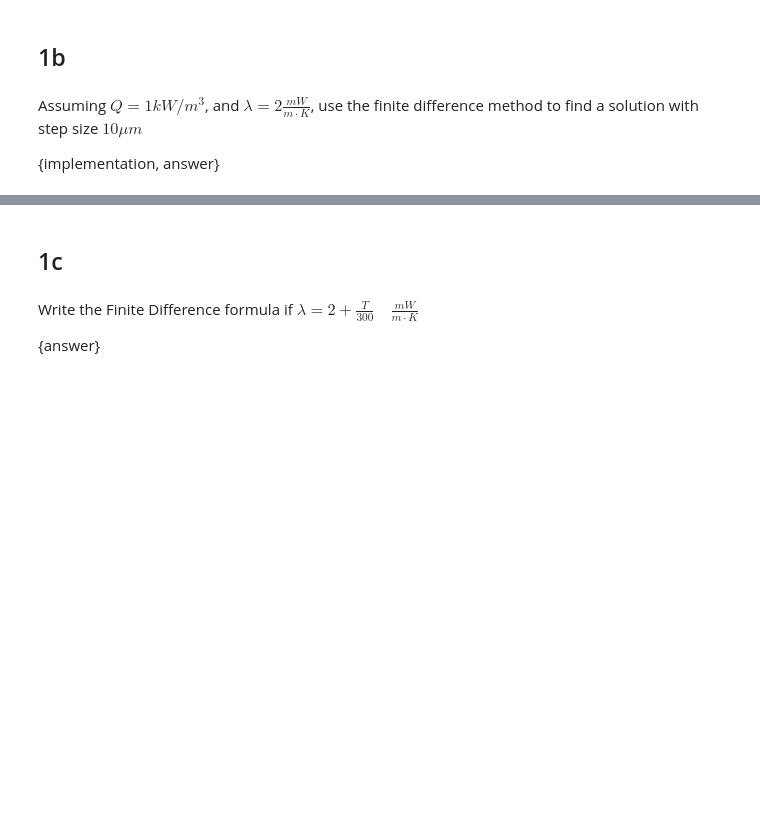
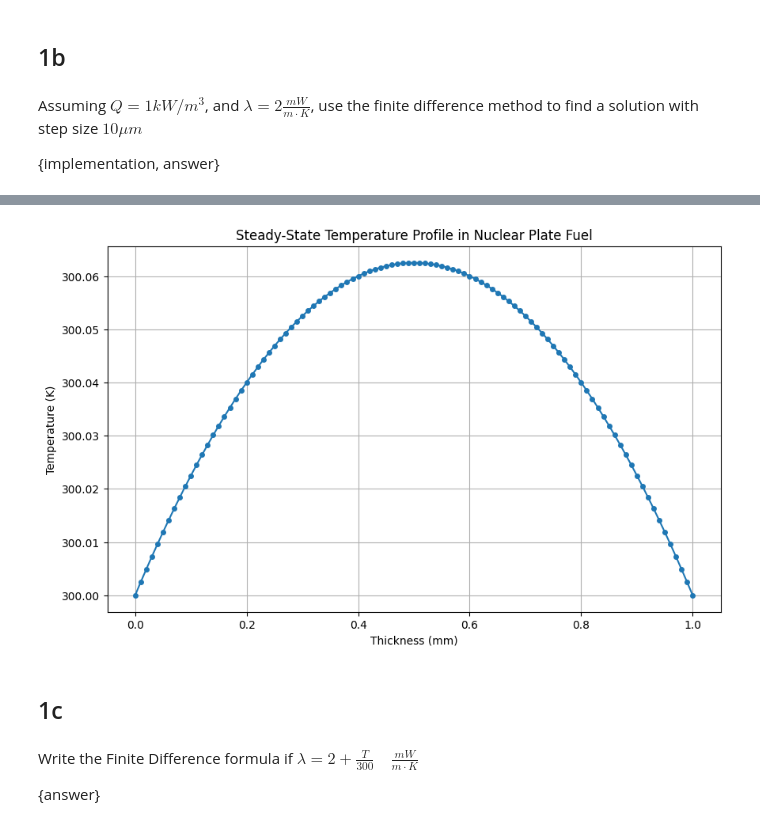
Before and after one commit to n-zaheer/3nm4, a Jupyter notebook: Assignments/Assignment_5.ipynb, the cells around one changed output, grey strips where cells are left out. Drawn from its saved outputs; the diff is of its cells as text; code cells hidden in the pictures; blank space fills up the shorter version.

```diff
--- a/Assignments/Assignment_5.ipynb
+++ b/Assignments/Assignment_5.ipynb
@@ -26,3 +124,84 @@ The boundary conditions are $T=300$ on all outer surfaces.
 Assuming $Q = 1 kW/m^3$, and $\lambda = 2\frac{mW}{m \cdot K}$, use the finite difference method to find a solution with step size $10  \mu m$
 
 {implementation, answer}
+# %%
+import numpy as np
+import matplotlib.pyplot as plt
+
+# --- Parameters ---
+Q = 1000  # W/m^3 (1 kW/m^3)
+lambda_val = 0.002  # W/(m * K) (2 mW/(m * K))
+L = 0.001  # m (1 mm thickness)
+dx = 10e-6  # m (10 micrometers step size)
+T_boundary = 300  # K (Boundary condition for both ends)
+
+# --- Discretization ---
+num_nodes = int(L / dx) + 1  # Total number of nodes including boundaries
+
+# Create a 1D array for x-coordinates (thickness)
+x = np.linspace(0, L, num_nodes)
+
+# Number of internal nodes (where we need to solve for T)
+num_internal_nodes = num_nodes - 2
+
+# --- Set up the system of linear equations (A * T_internal = B) ---
+# The simplified finite difference scheme for constant lambda is:
+# lambda_val/dx**2 * (T_i-1 - 2*T_i + T_i+1) = -Q
+# Rearranging for T_i-1, T_i, T_i+1:
+# T_i-1 - 2*T_i + T_i+1 = -Q * dx**2 / lambda_val
+
+# Initialize matrix A and vector B
+A = np.zeros((num_internal_nodes, num_internal_nodes))
+B = np.zeros(num_internal_nodes)
+
+# Populate matrix A (tridiagonal matrix)
+for i in range(num_internal_nodes):
+    # Diagonal elements: -2*T_i
+    A[i, i] = -2
+    # Off-diagonal elements: T_i-1 and T_i+1
+    if i > 0:
+        A[i, i - 1] = 1
+    if i < num_internal_nodes - 1:
+        A[i, i + 1] = 1
+
+# Populate vector B
+# The right-hand side of the finite difference equation for internal nodes is -Q * dx**2 / lambda_val
+rhs_source_term = -Q * dx**2 / lambda_val
+
+# For the first internal node (i=0, which corresponds to actual node 1):
+# T_0 - 2*T_1 + T_2 = rhs_source_term
+# T_0 is the left boundary condition T_boundary. So, -2*T_1 + T_2 = rhs_source_term - T_boundary
+B[0] = rhs_source_term - T_boundary
+
+# For the last internal node (i=num_internal_nodes-1, which corresponds to actual node num_nodes-2):
+# T_num_nodes-3 - 2*T_num_nodes-2 + T_num_nodes-1 = rhs_source_term
+# T_num_nodes-1 is the right boundary condition T_boundary. So, T_num_nodes-3 - 2*T_num_nodes-2 = rhs_source_term - T_boundary
+B[num_internal_nodes - 1] = rhs_source_term - T_boundary
+
+# For all other internal nodes:
+# T_i-1 - 2*T_i + T_i+1 = rhs_source_term
+# So, B[i] is just rhs_source_term
+for i in range(1, num_internal_nodes - 1):
+    B[i] = rhs_source_term
+
+# --- Solve the system ---
+T_internal = np.linalg.solve(A, B)
+
+# --- Reconstruct the full temperature profile ---
+T = np.zeros(num_nodes)
+T[0] = T_boundary  # Left boundary
+T[1:-1] = T_internal  # Internal nodes
+T[-1] = T_boundary  # Right boundary
+
+# --- Output the answer (Temperature profile) ---
+print(f"Calculated steady-state temperature profile (internal nodes):\n{T_internal}")
+
+# --- Visualization ---
+plt.figure(figsize=(10, 6))
+plt.plot(x * 1000, T, '-o', markersize=4)
+plt.title('Steady-State Temperature Profile in Nuclear Plate Fuel')
+plt.xlabel('Thickness (mm)')
+plt.ylabel('Temperature (K)')
+plt.grid(True)
+plt.show()
+# %% [output]
@@ -29,3 +226,4 @@ Assuming $Q = 1 kW/m^3$, and $\lambda = 2\frac{mW}{m \cdot K}$, use the finite d
+[figure, added]
 # %% [markdown]
 ## 1c
 # %% [markdown]
```
Also changed, not shown: parts of 20 cells of this notebook.
